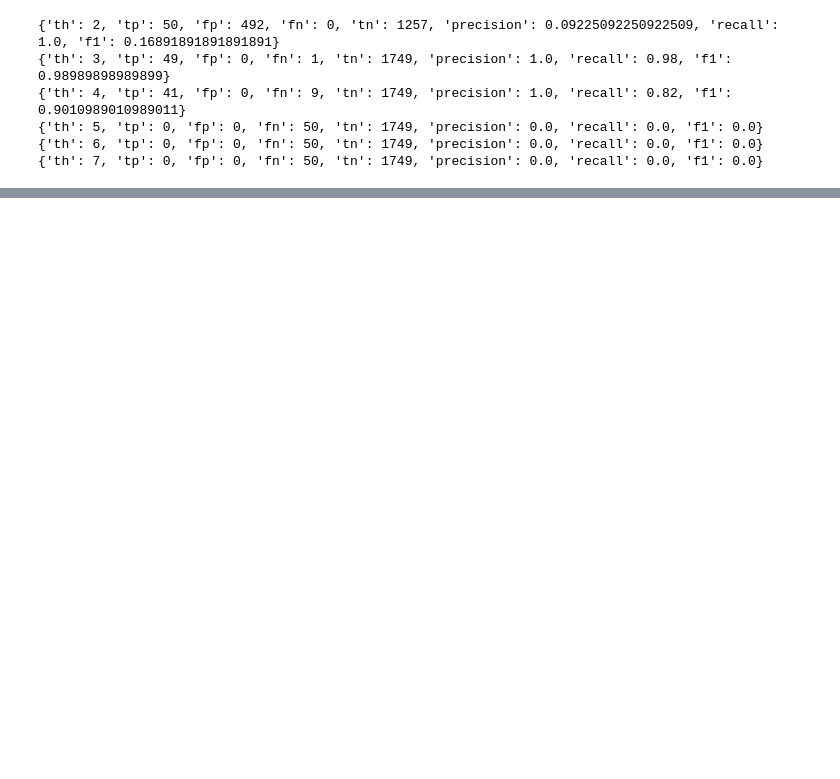
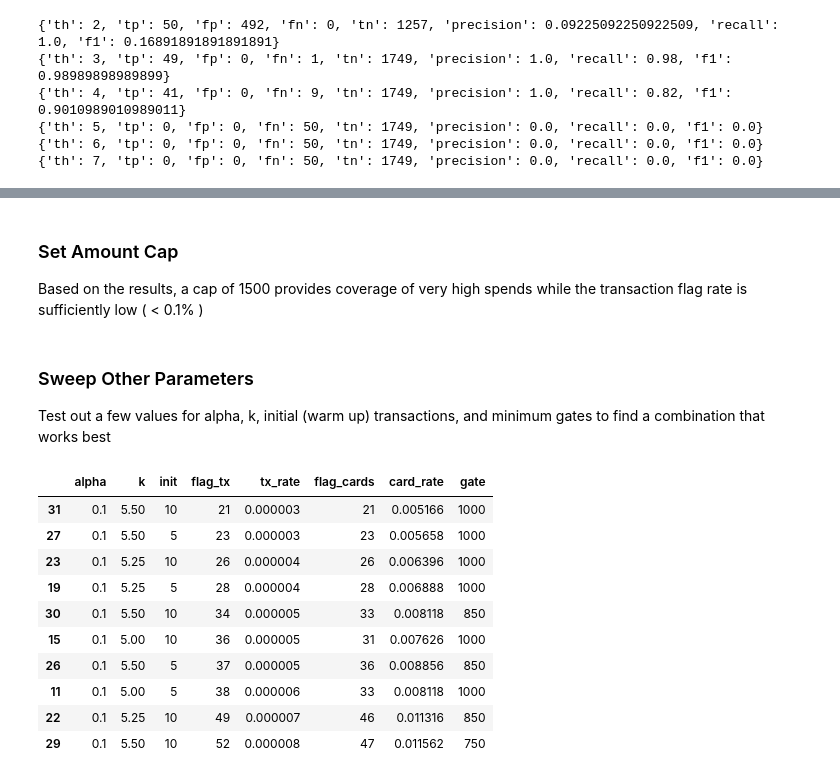
Before and after one commit to c-murphy01/edge_fraud_POS, a Jupyter notebook: notebooks/baseline_evaluation.ipynb, the cells around one changed output, grey strips where cells are left out. Drawn from its saved outputs; the diff is of its cells as text; code cells hidden in the pictures; blank space fills up the shorter version.

Commit message:
Testing and parameter tuning for amount and location rules

```diff
--- a/notebooks/baseline_evaluation.ipynb
+++ b/notebooks/baseline_evaluation.ipynb
@@ -31,7 +33,7 @@ from truth_tables import MERCHANT_SET, CARD_SET
 from eval_funcs import threshold_predictions, per_bucket_confusion, precision_recall_f1, sweep_thresholds
 
 #ensure constistent d types
-DTYPES = {"merchant_id": str, "card_id": str}
+DTYPES = {"merchant_id": str, "card_id": str, "zip": str}
 # %%
 # #read in spiked dataset, parsing timestamp as a time object, setting merchant and card ids to strings
 # #set low memory false to avoid incorrect data type inferences
@@ -117,7 +119,7 @@ Keep/change the curresnt threshold rule based on results
 #read in caixa datset
 dfc = pd.read_csv("../data/processed/caixa_pos_sorted.csv",
                   parse_dates=["timestamp"],
-                  dtype={"merchant_id": str, "card_id": str},
+                  dtype=DTYPES,
                   low_memory=False)
 
 #add a bucket column to the dataframe (flooring same as detector/truth table)
@@ -267,0 +381,70 @@ Since there are no 'card bursts' in the Caixa dataset, there is nothing to detec
+# %% [markdown]
+### Set Amount Cap
+
+Based on the results, a cap of 1500 provides coverage of very high spends while the transaction flag rate is sufficiently low ( < 0.1% )
+# %% [markdown]
+### Sweep Other Parameters
+
+Test out a few values for alpha, k, initial (warm up) transactions, and minimum gates to find a combination that works best
+# %%
+# import importlib
+# import baseline_detector
+
+# importlib.reload(baseline_detector)
+
+#alpha test values
+alphas = [0.1, 0.2]
+#z score threshold
+test_ks     = [4.5, 5, 5.25, 5.5]
+#initial warm up values for transactions to see before scoring
+inits  = [5, 10]
+#set minimum gate values to test
+gates = [600, 750, 850, 1000]
+
+#list to hold results
+results = []
+total_tx = len(dfc)
+total_cards = dfc["card_id"].nunique()
+
+#loop through each combination of parameters
+for a in alphas:
+    for test_k in test_ks:
+        for i in inits:
+            for gate in gates:
+                #instantiate CardEWMA with current parameters
+                cae = CardEWMA(alpha=a, k=test_k, initial=i, min_gate=gate)
+                flags = 0
+                cards = set()
+                #iterate through dataframe
+                for row in dfc.itertuples():
+                    f, _ = cae.update(row.card_id, row.amount)
+                    #if flag is raised, increment counter
+                    if f:
+                       flags += 1
+                       cards.add(row.card_id)
+                #append results to results list
+                results.append({
+                    "alpha": a, "k": test_k, "init": i,
+                    "flag_tx": flags,
+                    "tx_rate": flags/total_tx,
+                   "flag_cards": len(cards),
+                    "card_rate": len(cards)/total_cards,
+                    "gate": gate
+                })
+
+#convert results to dataframe and sort
+ewma_df = pd.DataFrame(results).sort_values(["tx_rate","card_rate","k","init","alpha"])
+#inspect the first 10 rows
+ewma_df.head(10)
+# %% [output]
+|  | alpha | k | init | flag_tx | tx_rate | flag_cards | card_rate | gate |
+| 31 | 0.1 | 5.50 | 10 | 21 | 0.000003 | 21 | 0.005166 | 1000 |
+| 27 | 0.1 | 5.50 | 5 | 23 | 0.000003 | 23 | 0.005658 | 1000 |
+| 23 | 0.1 | 5.25 | 10 | 26 | 0.000004 | 26 | 0.006396 | 1000 |
+| 19 | 0.1 | 5.25 | 5 | 28 | 0.000004 | 28 | 0.006888 | 1000 |
+| 30 | 0.1 | 5.50 | 10 | 34 | 0.000005 | 33 | 0.008118 | 850 |
+| 15 | 0.1 | 5.00 | 10 | 36 | 0.000005 | 31 | 0.007626 | 1000 |
+| 26 | 0.1 | 5.50 | 5 | 37 | 0.000005 | 36 | 0.008856 | 850 |
+| 11 | 0.1 | 5.00 | 5 | 38 | 0.000006 | 33 | 0.008118 | 1000 |
+| 22 | 0.1 | 5.25 | 10 | 49 | 0.000007 | 46 | 0.011316 | 850 |
+| 29 | 0.1 | 5.50 | 10 | 52 | 0.000008 | 47 | 0.011562 | 750 |
```
Also changed, not shown: parts of 31 cells of this notebook.
